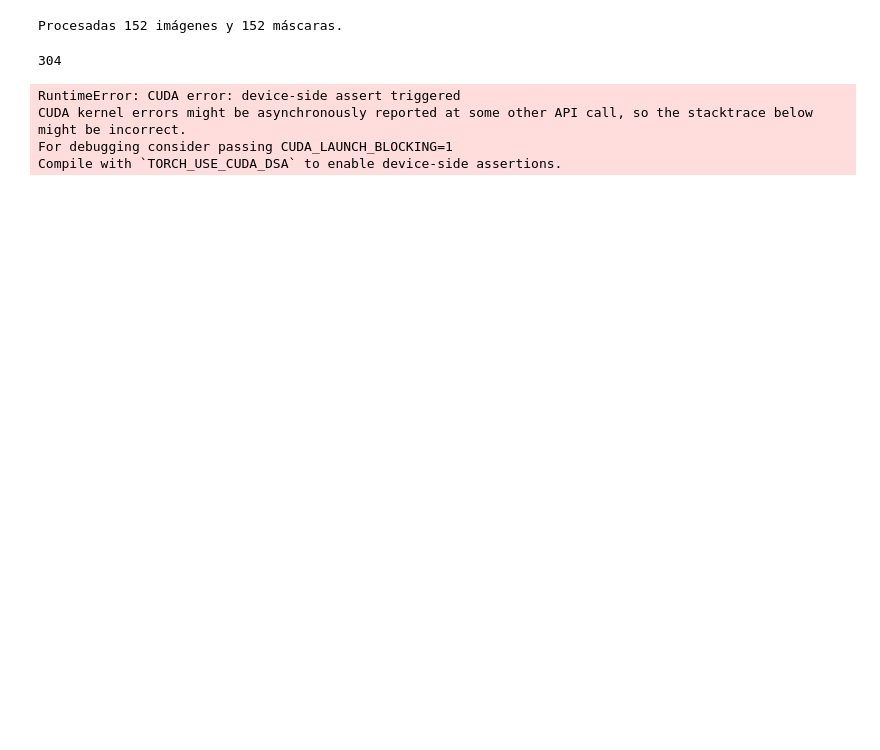
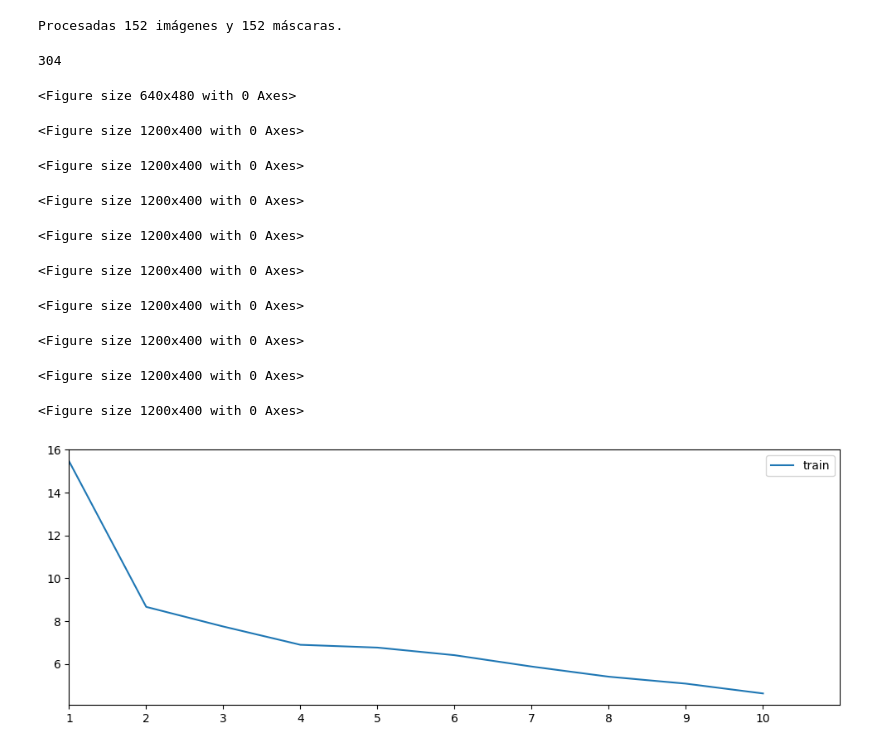
Before and after one commit to alberba/Aprendizaje-Autom-tico, a Jupyter notebook: 18_Practica2/detectsegm.ipynb, the cells around one changed output. Saved outputs shown, nothing was run; the diff lists cells and outputs as text; code cells hidden in the pictures; blank space fills up the shorter version.

```diff
--- a/18_Practica2/detectsegm.ipynb
+++ b/18_Practica2/detectsegm.ipynb
@@ -0,0 +28,2 @@
+# %%
+dataset = datasets.Caltech101(root='./dataAux', download=True, target_type='annotation')
@@ -119,8 +133,7 @@ def augment_data(images, masks, classes):
     augmented_masks = []
     augmented_classes = []
 
-    # Transformaciones para imágenes y máscaras
-    transform = transforms.Compose([
+    common_transform = [
         # 1) Ajuste del tamaño a 256x256
         transforms.Resize((256, 256)),
 
@@ -136,6 +149,10 @@ def augment_data(images, masks, classes):
 
         # 4) Flip horizontal aleatorio (probabilidad 0.5)
         transforms.RandomHorizontalFlip(p=1),
+    ]
+
+    # Transformaciones para imágenes
+    img_transform = transforms.Compose(common_transform + [
 
         # 5) Ajustes de color para simular distintas condiciones de iluminación
         transforms.ColorJitter(
@@ -146,6 +163,7 @@ def augment_data(images, masks, classes):
         ),
     ])
 
+    mask_transform = transforms.Compose(common_transform)
 
     num_nuevas_por_imagen = 2
     for img, mask, img_class in zip(images, masks, classes):
@@ -158,9 +176,9 @@ def augment_data(images, masks, classes):
             # Aplicar las transformaciones
             seed = random.randint(0, 2**32)  # Para asegurar que las mismas transformaciones se aplican a ambos
             random.seed(seed)
-            augmented_img = transform(img_pil)
+            augmented_img = img_transform(img_pil)
             random.seed(seed)
-            augmented_mask = transform(mask_pil)
+            augmented_mask = mask_transform(mask_pil)
 
             # Convertir de nuevo a arrays de NumPy
             augmented_images.append(np.array(augmented_img))
@@ -233,6 +247,8 @@ class CustomDataset(Dataset):
 def collate_fn(batch):
     return tuple(zip(*batch))
 # %%
+BATCH_SIZE = 16
+
 transforms = T.Compose(
     [
         T.ToDtype(torch.float, scale=True),
@@ -242,10 +258,16 @@ transforms = T.Compose(
 
 dataset = CustomDataset(augmented_images, augmented_masks, augmented_classes, transforms)
 
+train_data, test_data = torch.utils.data.random_split(dataset, [0.7, 0.3])
+
 # define training and validation data loaders
-data_loader = torch.utils.data.DataLoader(
-    dataset, batch_size=2, shuffle=True, collate_fn=collate_fn
+train_loader = torch.utils.data.DataLoader(
+    train_data, batch_size=BATCH_SIZE, shuffle=True, collate_fn=collate_fn
 )
+
+test_loader = torch.utils.data.DataLoader(
+    test_data, batch_size=BATCH_SIZE, shuffle=False, collate_fn=collate_fn
+)
 # %% [output]
 304
 # %%
@@ -268,13 +290,12 @@ def get_model_instance_segmentation(num_classes):
 epochs = 10
 device = torch.device("cuda" if torch.cuda.is_available() else "cpu")
 
-model = get_model_instance_segmentation(2)
+model = get_model_instance_segmentation(3)
 model = model.to(device)
 
-optimizer = optim.Adam(model.parameters(), lr=0.001)
+optimizer = optim.Adam(model.parameters(), lr=0.0001)
 
 t_loss = np.zeros(epochs)
-v_loss = np.zeros(epochs)
 
 pbar = tqdm(range(1, epochs + 1))  # tdqm permet tenir text dinàmic
 
@@ -284,40 +305,46 @@ for epoch in pbar:
     val_loss = 0
     model.train()
 
-    for images, targets in data_loader:
+    for images, targets in train_loader:
         images = list(image.to(device) for image in images)
         targets = [
             {
                 k: v.to(device) if isinstance(v, torch.Tensor) else v
                 for k, v in t.items()
             } for t in targets
         ]
 
         images = [image.permute(2, 0, 1) for image in images]
-        print("Shape de la imagen:", images[0].shape)
-        print(targets[0]["masks"].shape)
         loss_dict = model(images, targets)
         losses = sum(loss for loss in loss_dict.values())
 
 
         optimizer.zero_grad()
         train_loss += losses.item()
         losses.backward()
         optimizer.step()
 
     t_loss[epoch - 1] = train_loss
 
+
+    pl.clf()
     pl.figure(figsize=(12, 4))
     pl.plot(t_loss[:epoch], label="train")
     pl.legend()
     pl.xlim(0, epochs)
     pl.xticks(range(0, epochs, 1), range(1, epochs + 1, 1))
 
+    display.display(pl.gcf())
     display.clear_output(wait=True)
-    display.display(pl.gcf())
-    pl.close()
 # %% [output]
-RuntimeError: CUDA error: device-side assert triggered
-CUDA kernel errors might be asynchronously reported at some other API call, so the stacktrace below might be incorrect.
-For debugging consider passing CUDA_LAUNCH_BLOCKING=1
-Compile with `TORCH_USE_CUDA_DSA` to enable device-side assertions.
+<Figure size 640x480 with 0 Axes>
+<Figure size 1200x400 with 0 Axes>
+<Figure size 1200x400 with 0 Axes>
+<Figure size 1200x400 with 0 Axes>
+<Figure size 1200x400 with 0 Axes>
+<Figure size 1200x400 with 0 Axes>
+<Figure size 1200x400 with 0 Axes>
+<Figure size 1200x400 with 0 Axes>
+<Figure size 1200x400 with 0 Axes>
+<Figure size 1200x400 with 0 Axes>
+[figure, added]
```
Also changed, not shown: parts of 6 cells of this notebook.
